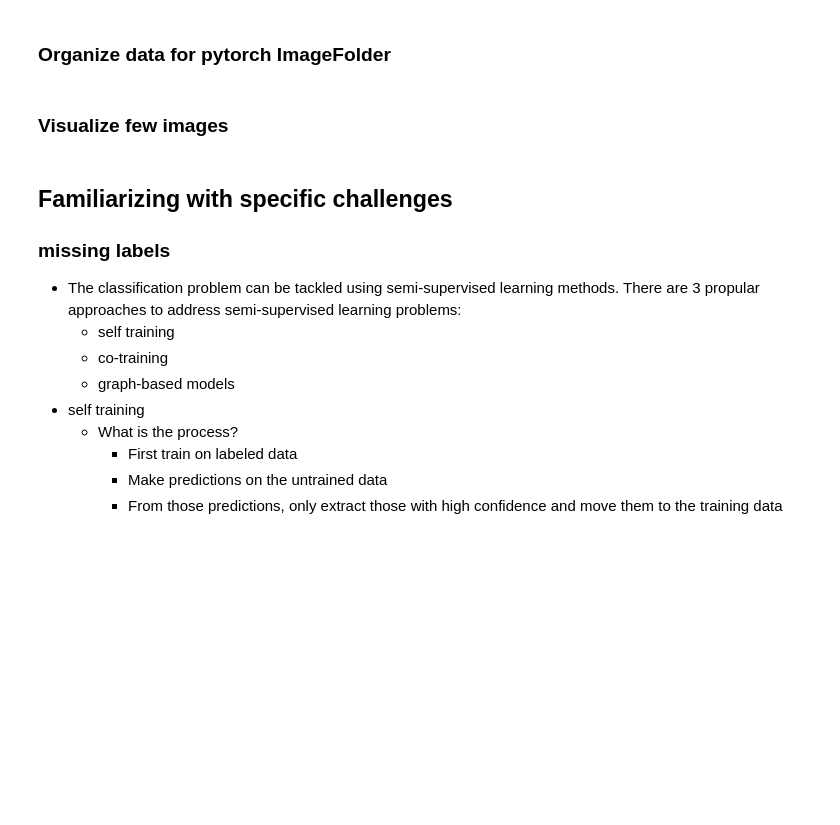
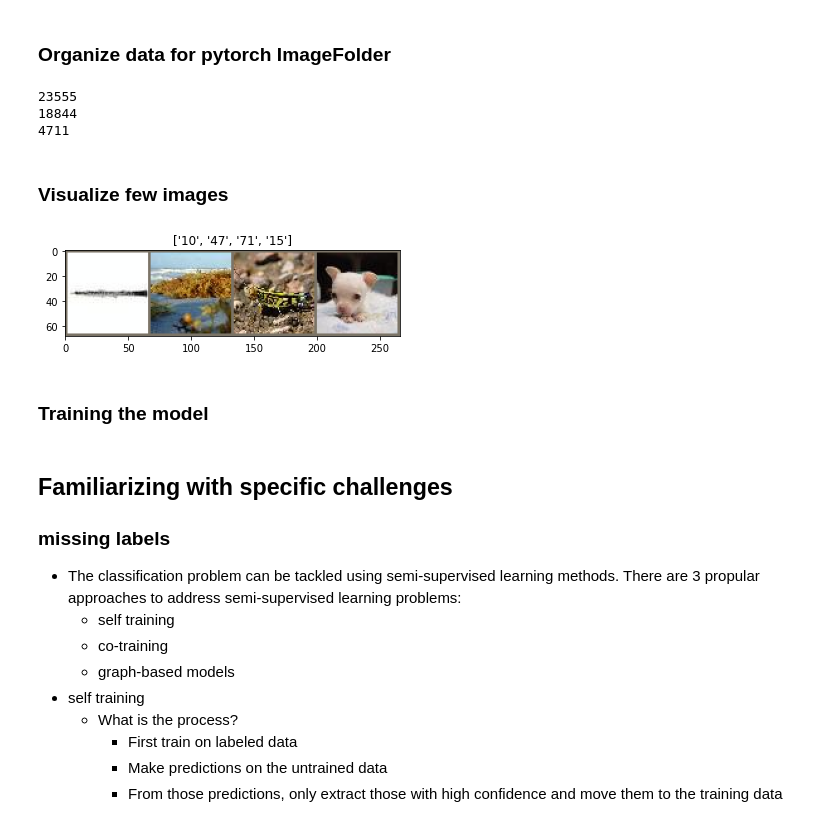
Before and after one commit to TruscaPetre/AAIT-Nosy-Missing-Labels, a Jupyter notebook: tutorial.ipynb, the cells around one changed output. Cells and saved outputs as stored; diff of their text form; code cells hidden in the pictures; blank space fills up the shorter version.

```diff
--- a/tutorial.ipynb
+++ b/tutorial.ipynb
@@ -171,32 +194,67 @@ for _, row in tqdm(df.iterrows(), total=df.shape[0]):
 data_dir = 'data/task1/labeled'
 image_dataset = datasets.ImageFolder(data_dir, preprocess)
 # print(image_datasets)
-dataloader  = torch.utils.data.DataLoader(image_dataset, batch_size = 4, shuffle = True, num_workers = 4)
-dataset_size = len(image_dataset)
-class_names = image_dataset.classes
-
-device = torch.device("cuda:0" if torch.cuda.is_available() else "cpu")
+# We don't want to create a single dataset because we want to have a dataset for evaluation also
+# dataloader  = torch.utils.data.DataLoader(image_dataset, batch_size = 4, shuffle = True, num_workers = 4)
+# %%
+# split data into train and eval
+
+dataset_size = len(image_dataset)
+print(dataset_size)
+split = int(dataset_size*0.8)
+train_size = split
+print(train_size)
+eval_size = dataset_size - split
+print(eval_size)
+assert eval_size+train_size == dataset_size
+class_names = image_dataset.classes
+
+# Create a sampler for the training set
+train_sampler = SubsetRandomSampler(range(split))
+
+# Create a sampler for the evaluation set
+eval_sampler = SubsetRandomSampler(range(split, dataset_size))
+
+# Create DataLoaders for the training and evaluation sets
+train_dataloader = torch.utils.data.DataLoader(image_dataset, batch_size=32, sampler=train_sampler)
+eval_dataloader = torch.utils.data.DataLoader(image_dataset, batch_size=32, sampler=eval_sampler)
+dataloaders = {
+    "train":train_dataloader,
+    "eval":eval_dataloader,
+}
+dataset_sizes = {
+    "train":train_size,
+    "eval":eval_size,
+}
+device = torch.device("cuda:0" if torch.cuda.is_available() else "cpu")
+# %% [output]
+23555
+18844
+4711
 # %% [markdown]
 ### Visualize few images
 # %%
-
 def imshow(inp, title=None):
     """Imshow for Tensor."""
     inp = inp.numpy().transpose((1, 2, 0))
     mean = np.array([0.485, 0.456, 0.406])
     std = np.array([0.229, 0.224, 0.225])
     inp = std * inp + mean
     inp = np.clip(inp, 0, 1)
     plt.imshow(inp)
     if title is not None:
         plt.title(title)
     plt.pause(0.001)  # pause a bit so that plots are updated
 
 
 # Get a batch of training data
-inputs, classes = next(iter(dataloaders['train']))
+inputs, classes = next(iter(dataloader))
 
 # Make a grid from batch
 out = torchvision.utils.make_grid(inputs)
 
 imshow(out, title=[class_names[x] for x in classes])
+# %% [output]
+[figure, added]
+# %% [markdown]
+### Training the model
```
Also changed, not shown: parts of 6 cells of this notebook, 1 other file.
